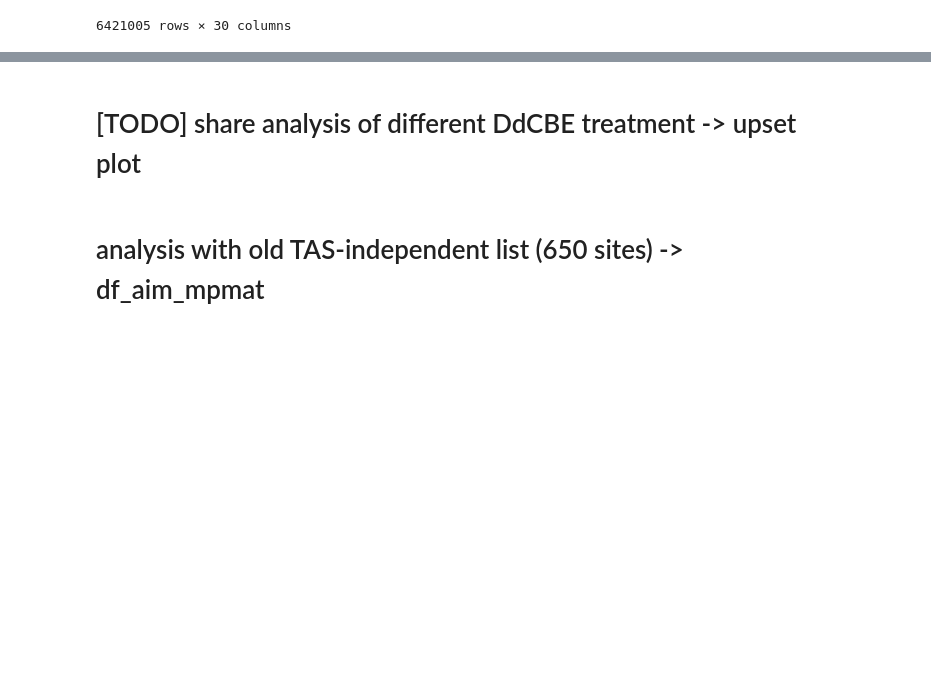
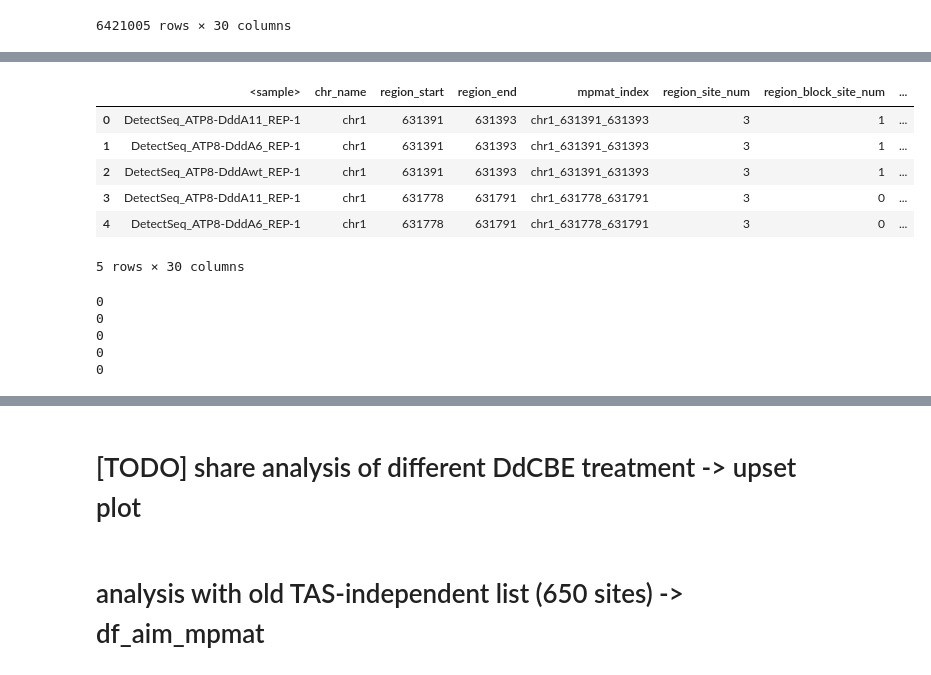
Before and after one commit to hermanzhaozzzz/snakepipes_detect-seq, a Jupyter notebook: step.03.local_analysis.ipynb, the cells around one changed output, grey strips where cells are left out. Drawn from its saved outputs; the diff is of its cells as text; code cells hidden in the pictures; blank space fills up the shorter version.

```diff
--- a/step.03.local_analysis.ipynb
+++ b/step.03.local_analysis.ipynb
@@ -99,7 +89,8 @@ dtype: int64
 # %%
-df = df.assign(bed_name=df.mpmat_index + '_highest_'
-               + df.region_highest_site_index,
-               strand='.')
+df = df.assign(
+    bed_name=df.mpmat_index + '_highest_' + df.region_highest_site_index,
+    strand='.'
+)
 df = df[df['<sample>'] != 'test']
 df
 # %% [output]
@@ -275,34 +372,48 @@ df_bed_fixed_coordinate
 # %%
 df_bed_fixed_coordinate2 = (
     df_bed_fixed_coordinate
     .merge(df, on=['mpmat_index'], how='left')
     .drop(
         columns=['chr_name_y', 'region_start_y', 'region_end_y']
     )
     .rename(
         columns={
             'chr_name_x': 'chr_name',
             'region_start_x': 'region_start',
             'region_end_x': 'region_end'}
     )
 )
 
 sample_names = df_bed_fixed_coordinate2.pop('<sample>')
 mpmat_indexes = df_bed_fixed_coordinate2.pop('mpmat_index')
 # 利用insert方法插入取出的数据列到指定位置
 
 df_bed_fixed_coordinate2.insert(0, '<sample>', sample_names)
 df_bed_fixed_coordinate2.insert(4, 'mpmat_index', mpmat_indexes)
 
 # fix mpmat_index
 df_bed_fixed_coordinate2['mpmat_index'] = df_bed_fixed_coordinate2['chr_name'] + '_' + \
     df_bed_fixed_coordinate2['region_start'].astype(str) + '_' + df_bed_fixed_coordinate2['region_end'].astype(str)
 
-df_bed_fixed_coordinate2
+df_bed_fixed_coordinate2.head()
+# %% [output]
+|  | <sample> | chr_name | region_start | region_end | mpmat_index | region_site_num | region_block_site_num | ... |
+| 0 | DetectSeq_ATP8-DddA11_REP-1 | chr1 | 631391 | 631393 | chr1_631391_631393 | 3 | 1 | ... |
+| 1 | DetectSeq_ATP8-DddA6_REP-1 | chr1 | 631391 | 631393 | chr1_631391_631393 | 3 | 1 | ... |
+| 2 | DetectSeq_ATP8-DddAwt_REP-1 | chr1 | 631391 | 631393 | chr1_631391_631393 | 3 | 1 | ... |
+| 3 | DetectSeq_ATP8-DddA11_REP-1 | chr1 | 631778 | 631791 | chr1_631778_631791 | 3 | 0 | ... |
+| 4 | DetectSeq_ATP8-DddA6_REP-1 | chr1 | 631778 | 631791 | chr1_631778_631791 | 3 | 0 | ... |
+5 rows × 30 columns
 # %%
 # sample 内部无重合
 for _, _df in df_bed_fixed_coordinate2.groupby('<sample>'):
     print(_df.duplicated().sum())
+# %% [output]
+0
+0
+0
+0
+0
 # %%
 df_pois = df_bed_fixed_coordinate2.copy()
 df_pois.head()
```
Also changed, not shown: parts of 27 cells of this notebook.
